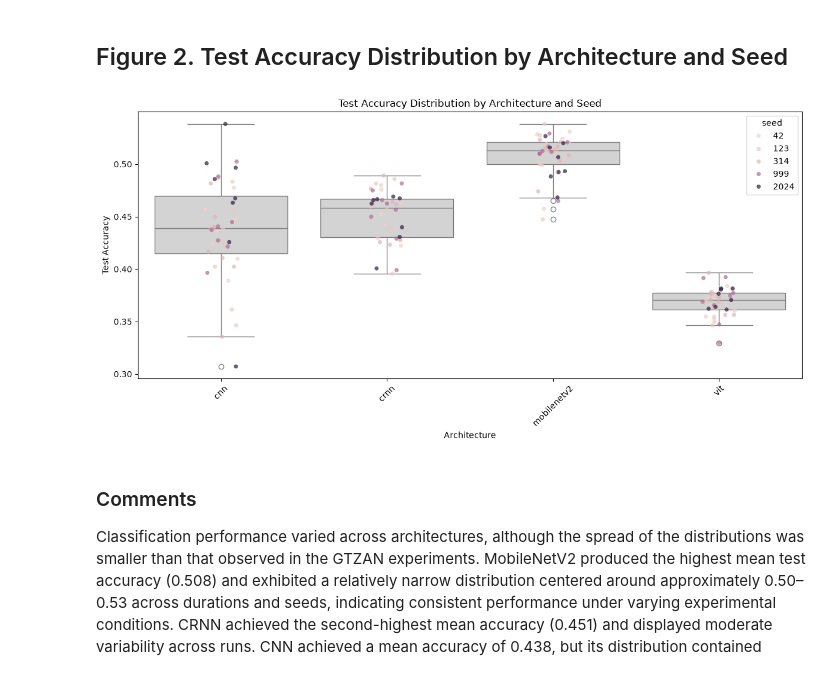
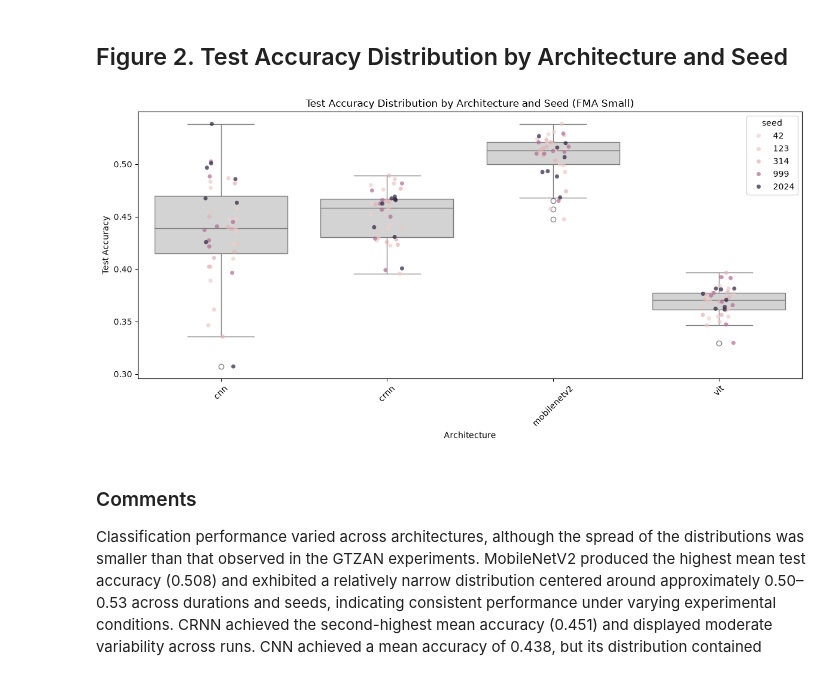
Before and after one commit to d-bruning/deep-learning-audio-classification, a Jupyter notebook: fma_analysis.ipynb, the cells around one changed output. Drawn from its saved outputs; the diff is of its cells as text; code cells hidden in the pictures.

Commit message:
Updated notebook figure labels. More writing, editing, general existential angst

```diff
--- a/fma_analysis.ipynb
+++ b/fma_analysis.ipynb
@@ -1270,35 +1270,35 @@ ViT produced the lowest overall accuracy (0.369) and F1 score (0.347) despite co
 plt.figure(figsize=(12, 6))
 
 sns.boxplot(
     data=run_summaries_df,
     x="model",
     y="test_accuracy",
     color="lightgray"
 )
 
 sns.stripplot(
     data=run_summaries_df,
     x="model",
     y="test_accuracy",
     hue="seed",
     dodge=False,
     alpha=0.7,
     size=5
 )
 
 plt.ylabel("Test Accuracy")
 plt.xlabel("Architecture")
 
 plt.title(
-    "Test Accuracy Distribution by Architecture and Seed"
+    "Test Accuracy Distribution by Architecture and Seed (FMA Small)"
 )
 
 plt.xticks(rotation=45)
 
 plt.tight_layout()
 plt.show()
 # %% [output]
-[figure, old version]
+[figure, new version]
 # %% [markdown]
 ### Comments
 Classification performance varied across architectures, although the spread of the distributions was smaller than that observed in the GTZAN experiments. MobileNetV2 produced the highest mean test accuracy (0.508) and exhibited a relatively narrow distribution centered around approximately 0.50–0.53 across durations and seeds, indicating consistent performance under varying experimental conditions. CRNN achieved the second-highest mean accuracy (0.451) and displayed moderate variability across runs. CNN achieved a mean accuracy of 0.438, but its distribution contained several lower-performing runs near 0.31–0.35, contributing to a wider spread than MobileNetV2. ViT produced the lowest mean accuracy (0.369) and a comparatively compact distribution centered around 0.35–0.39.
```
Also changed, not shown: parts of 9 cells of this notebook, 2 other files.
